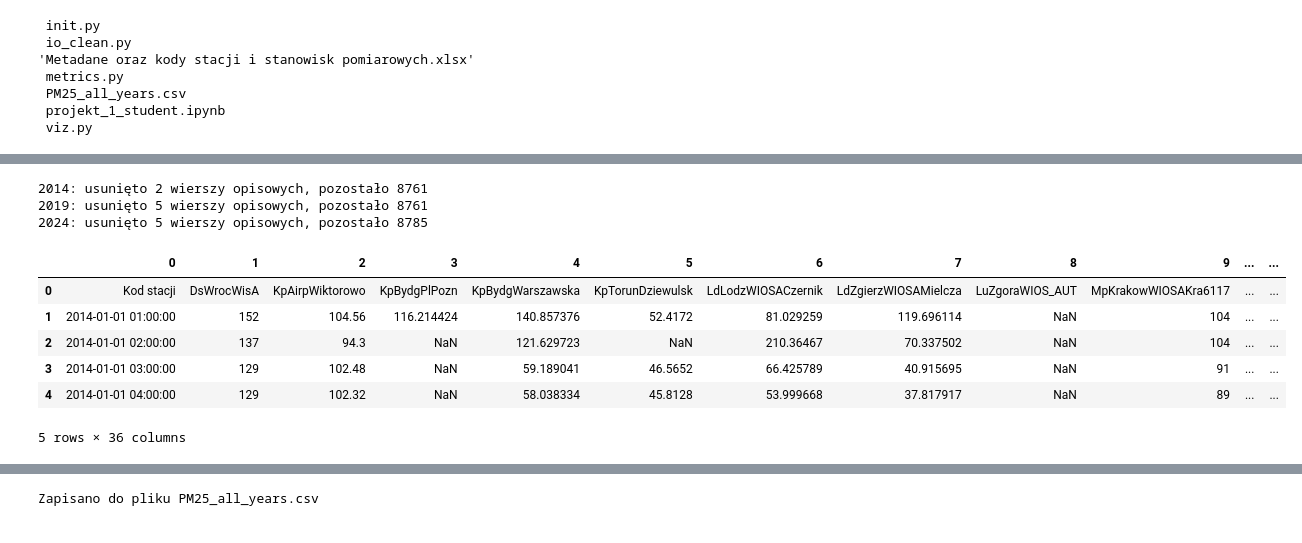
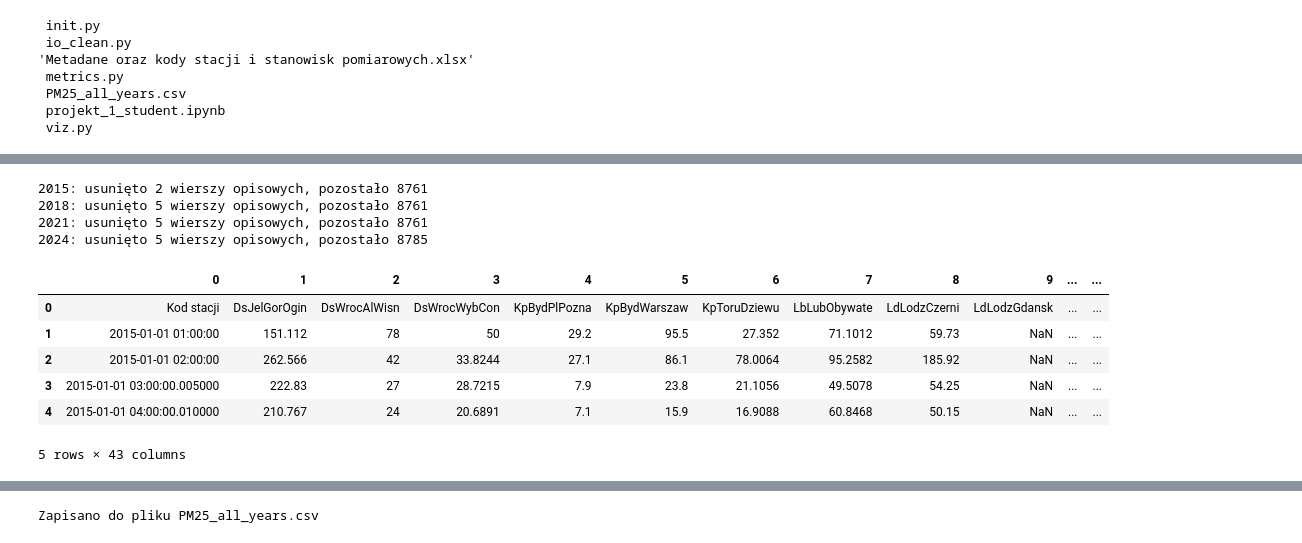
Before and after one commit to aleksandraburakowska1/projekt45, a Jupyter notebook: projekt_1_student.ipynb, the cells around one changed output, grey strips where cells are left out. Saved outputs shown, nothing was run; the diff lists cells and outputs as text; code cells hidden in the pictures.

```diff
--- a/projekt_1_student.ipynb
+++ b/projekt_1_student.ipynb
@@ -114,8 +117,9 @@ from Maly_projekt3_Ola_i_Michal.viz import (
 # %%
 # id archiwum dla poszczególnych lat
 gios_archive_url = "https://powietrze.gios.gov.pl/pjp/archives/downloadFile/"
-gios_url_ids = {2014: '302', 2019: '322', 2024: '582'}
-gios_pm25_file = {2014: '2014_PM2.5_1g.xlsx', 2019: '2019_PM25_1g.xlsx', 2024: '2024_PM25_1g.xlsx'}
+#zmieniam lata
+gios_url_ids = {2015: '236', 2018: '603', 2021: '486', 2024: '582'}
+gios_pm25_file = {2015: '2015_PM25_1g.xlsx', 2018: '2018_PM25_1g.xlsx', 2021: '2021_PM25_1g.xlsx', 2024: '2024_PM25_1g.xlsx'}
 meta_path = "/content/Maly_projekt3_Ola_i_Michal/Metadane oraz kody stacji i stanowisk pomiarowych.xlsx"
 dfmeta = load_gios_metadata(meta_path)
 
@@ -123,0 +196,4 @@ dfmeta = load_gios_metadata(meta_path)
+# %%
+rok = 2024
+datasets[rok] = download_gios_archive(rok, gios_url_ids[rok], gios_pm25_file[rok])
+datasets[2024].head(10)
@@ -124,6 +216,6 @@ dfmeta = load_gios_metadata(meta_path)
 # %%
 #zmiana zalecana przez prowadzącego
-lata = [2014, 2019, 2024]
+lata = [2015, 2018, 2021, 2024]
 
 datasets = {}
 for rok in lata:
@@ -146,24 +227,25 @@ datasets[2024].head(10)
 # %%
 
 #tutaj w tym fragmencie usuwam niepotrzebne wiersze (np. "wskaźnik")
 # słownik z danymi źródłowymi (twoje DataFrame’y)
 
 #zmienione według uwag prowadzącego
 
 cleaned = usun_wiersze_opisowe(datasets)
-cleaned[2014].head()
-#odnosząc do poprzedniego: zamiast df2019_clean → używamy cleaned[2019]
+cleaned[2015].head()
+#odnosząc do poprzedniego: zamiast df2024_clean → używamy cleaned[2024]
 # %% [output]
-2014: usunięto 2 wierszy opisowych, pozostało 8761
-2019: usunięto 5 wierszy opisowych, pozostało 8761
+2015: usunięto 2 wierszy opisowych, pozostało 8761
+2018: usunięto 5 wierszy opisowych, pozostało 8761
+2021: usunięto 5 wierszy opisowych, pozostało 8761
 2024: usunięto 5 wierszy opisowych, pozostało 8785
 |  | 0 | 1 | 2 | 3 | 4 | 5 | 6 | 7 | 8 | 9 | ... | ... |
-| 0 | Kod stacji | DsWrocWisA | KpAirpWiktorowo | KpBydgPlPozn | KpBydgWarszawska | KpTorunDziewulsk | LdLodzWIOSACzernik | LdZgierzWIOSAMielcza | LuZgoraWIOS_AUT | MpKrakowWIOSAKra6117 | ... | ... |
-| 1 | 2014-01-01 01:00:00 | 152 | 104.56 | 116.214424 | 140.857376 | 52.4172 | 81.029259 | 119.696114 | NaN | 104 | ... | ... |
-| 2 | 2014-01-01 02:00:00 | 137 | 94.3 | NaN | 121.629723 | NaN | 210.36467 | 70.337502 | NaN | 104 | ... | ... |
-| 3 | 2014-01-01 03:00:00 | 129 | 102.48 | NaN | 59.189041 | 46.5652 | 66.425789 | 40.915695 | NaN | 91 | ... | ... |
-| 4 | 2014-01-01 04:00:00 | 129 | 102.32 | NaN | 58.038334 | 45.8128 | 53.999668 | 37.817917 | NaN | 89 | ... | ... |
+| 0 | Kod stacji | DsJelGorOgin | DsWrocAlWisn | DsWrocWybCon | KpBydPlPozna | KpBydWarszaw | KpToruDziewu | LbLubObywate | LdLodzCzerni | LdLodzGdansk | ... | ... |
+| 1 | 2015-01-01 01:00:00 | 151.112 | 78 | 50 | 29.2 | 95.5 | 27.352 | 71.1012 | 59.73 | NaN | ... | ... |
+| 2 | 2015-01-01 02:00:00 | 262.566 | 42 | 33.8244 | 27.1 | 86.1 | 78.0064 | 95.2582 | 185.92 | NaN | ... | ... |
+| 3 | 2015-01-01 03:00:00.005000 | 222.83 | 27 | 28.7215 | 7.9 | 23.8 | 21.1056 | 49.5078 | 54.25 | NaN | ... | ... |
+| 4 | 2015-01-01 04:00:00.010000 | 210.767 | 24 | 20.6891 | 7.1 | 15.9 | 16.9088 | 60.8468 | 50.15 | NaN | ... | ... |
-5 rows × 36 columns
+5 rows × 43 columns
 # %%
 #mapowanie stary kod: nowy kod w słowniku
 old2new = build_old2new(dfmeta)
```
Also changed, not shown: parts of 23 cells of this notebook.
